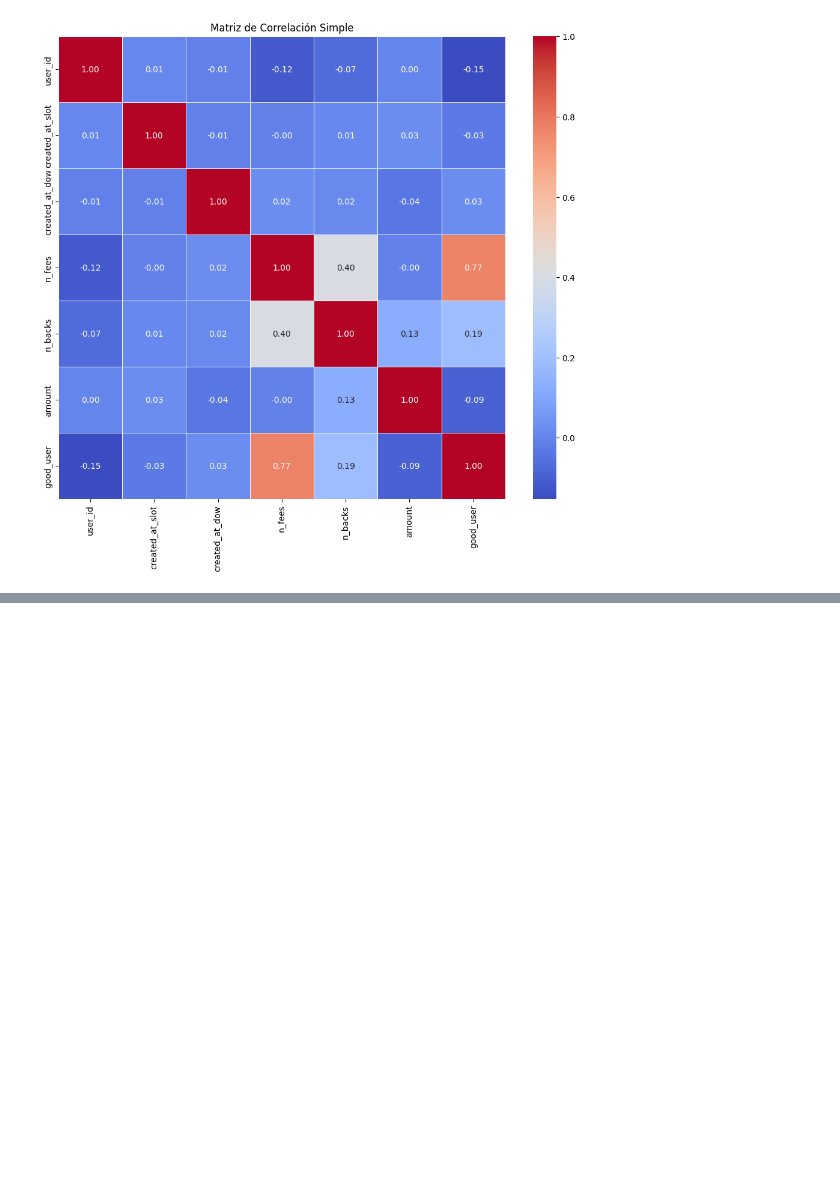
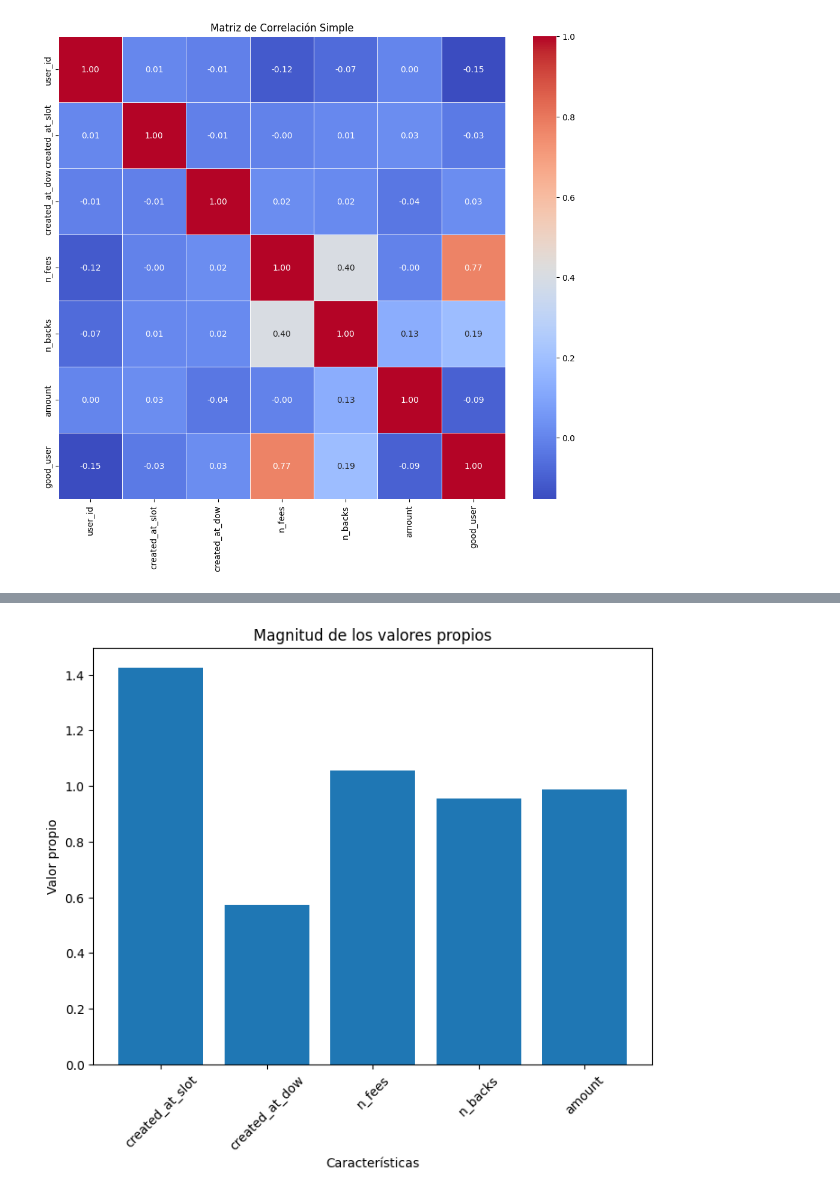
Before and after one commit to Data-Science-Pasta-Loca/ProyectoPastaLoca2, a Jupyter notebook: Alba/modelo.ipynb, the cells around one changed output, grey strips where cells are left out. Saved outputs shown, nothing was run; the diff lists cells and outputs as text; code cells hidden in the pictures; blank space fills up the shorter version.

```diff
--- a/Alba/modelo.ipynb
+++ b/Alba/modelo.ipynb
@@ -114,0 +122,16 @@ plt.show()
+# %%
+# Aplicación PCA a ver qué pasa con estos datos
+
+# Separación correcta de X e y
+X = df_simpl.drop(columns=['good_user', 'user_id'])  # Elimina la columna 'good_user' por nombre y tb la de user_id
+y = df_simpl['good_user']  # La columna de la variable objetivo
+
+# Obtener los nombres de las características
+feature_names = X.columns
+
+# Estandarización de los datos
+scaler = StandardScaler()
+X_scaled = scaler.fit_transform(X)
+
+# Mostrar las primeras filas estandarizadas
+pd.DataFrame(X_scaled, columns=feature_names).head()
@@ -114,0 +145,10 @@ plt.show()
+# %%
+# Calcular la matriz de covarianza
+cov_matrix = np.cov(X_scaled.T)
+
+# Calcular los valores propios y los vectores propios
+eig_values, eig_vectors = np.linalg.eig(cov_matrix)
+
+# Mostrar los valores propios y los vectores propios
+print("Valores propios:", eig_values)
+print("\nVectores propios:\n", eig_vectors)
@@ -114,0 +164,11 @@ plt.show()
+# %%
+# Visualización de los valores propios (magnitud de varianza)
+plt.figure(figsize=(8,6))
+plt.bar(range(len(eig_values)), eig_values, tick_label=feature_names)
+plt.xlabel('Características')
+plt.ylabel('Valor propio')
+plt.title('Magnitud de los valores propios')
+plt.xticks(rotation=45)
+plt.show()
+# %% [output]
+[figure, added]
```
Also changed, not shown: parts of 23 cells of this notebook, 2 other files.
